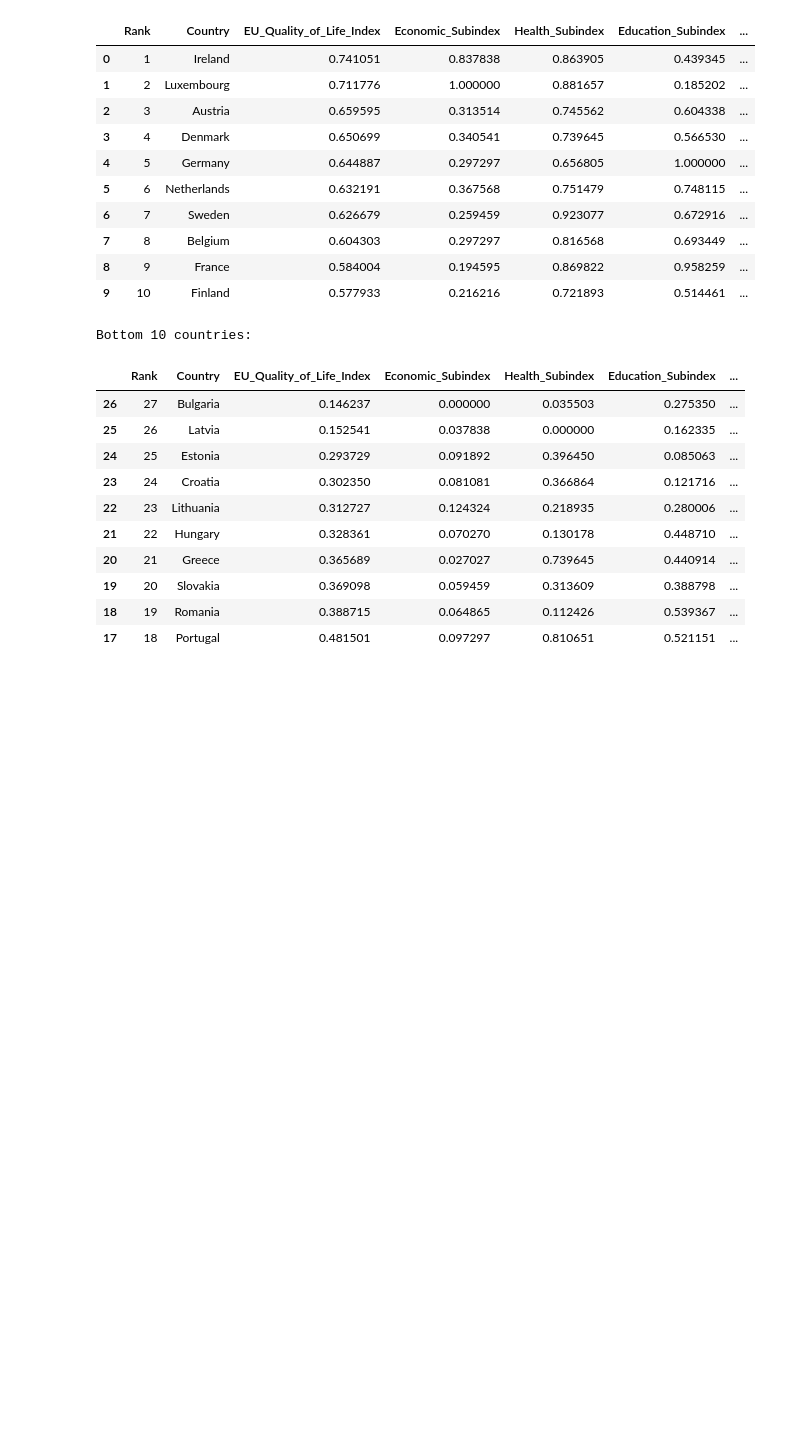
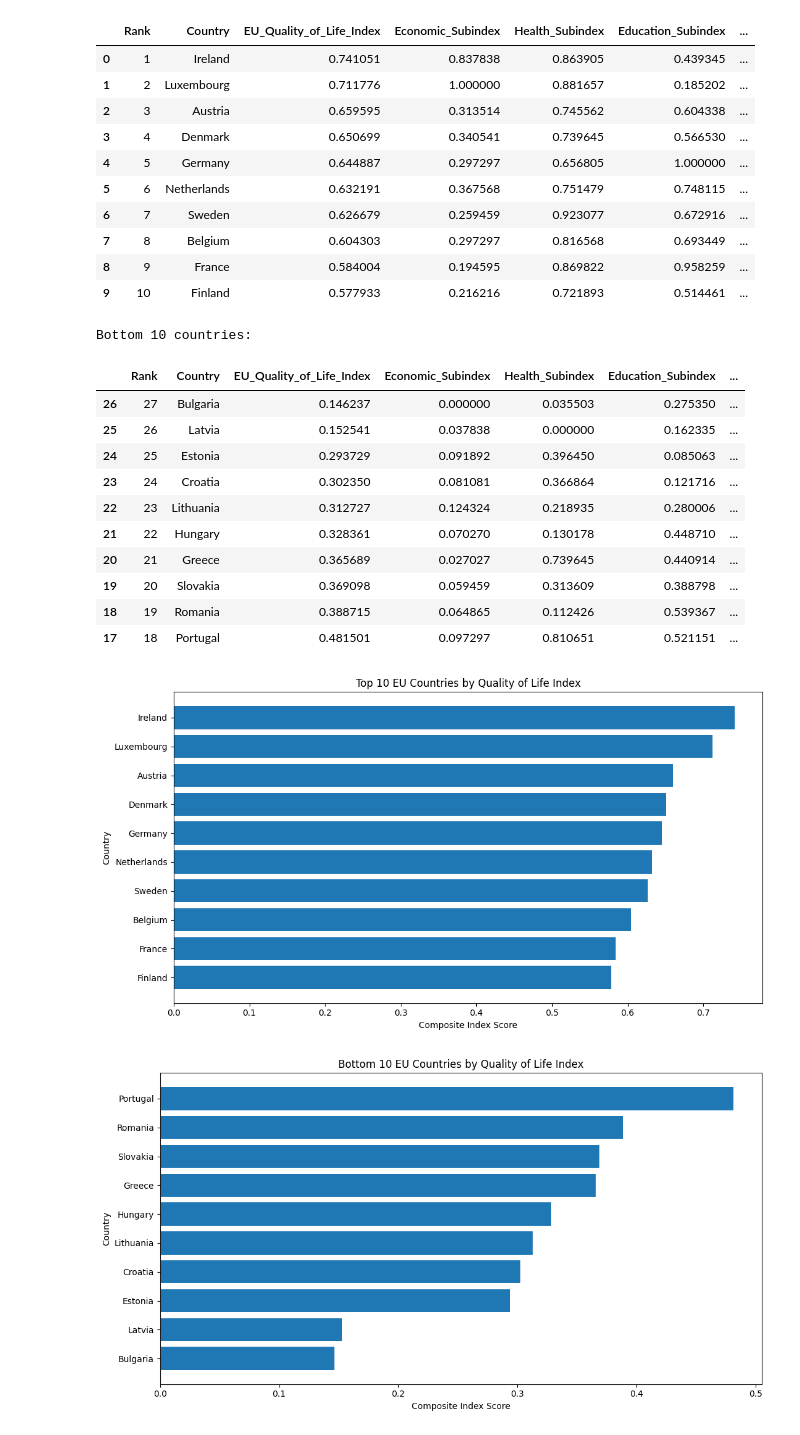
Before and after one commit to MohamedAshik14-blip/DAV-CA1, a Jupyter notebook: code/EU Quality of Life Index_Notebook.ipynb, the cells around one changed output. Cells and saved outputs as stored; diff of their text form; code cells hidden in the pictures; blank space fills up the shorter version.

```diff
--- a/code/EU Quality of Life Index_Notebook.ipynb
+++ b/code/EU Quality of Life Index_Notebook.ipynb
@@ -519,3 +519,27 @@ Bottom 10 countries:
 | 19 | 20 | Slovakia | 0.369098 | 0.059459 | 0.313609 | 0.388798 | ... |
 | 18 | 19 | Romania | 0.388715 | 0.064865 | 0.112426 | 0.539367 | ... |
 | 17 | 18 | Portugal | 0.481501 | 0.097297 | 0.810651 | 0.521151 | ... |
+# %%
+
+plt.figure(figsize=(11, 6))
+plt.barh(top10["Country"], top10["EU_Quality_of_Life_Index"])
+plt.gca().invert_yaxis()
+plt.title("Top 10 EU Countries by Quality of Life Index")
+plt.xlabel("Composite Index Score")
+plt.ylabel("Country")
+plt.tight_layout()
+plt.savefig(CHARTS_DIR / "top10_quality_of_life_index.png", dpi=200)
+plt.show()
+
+
+plt.figure(figsize=(11, 6))
+plt.barh(bottom10["Country"], bottom10["EU_Quality_of_Life_Index"])
+plt.title("Bottom 10 EU Countries by Quality of Life Index")
+plt.xlabel("Composite Index Score")
+plt.ylabel("Country")
+plt.tight_layout()
+plt.savefig(CHARTS_DIR / "bottom10_quality_of_life_index.png", dpi=200)
+plt.show()
+# %% [output]
+[figure, added]
+[figure, added]
```
Also changed, not shown: 2 other files.
